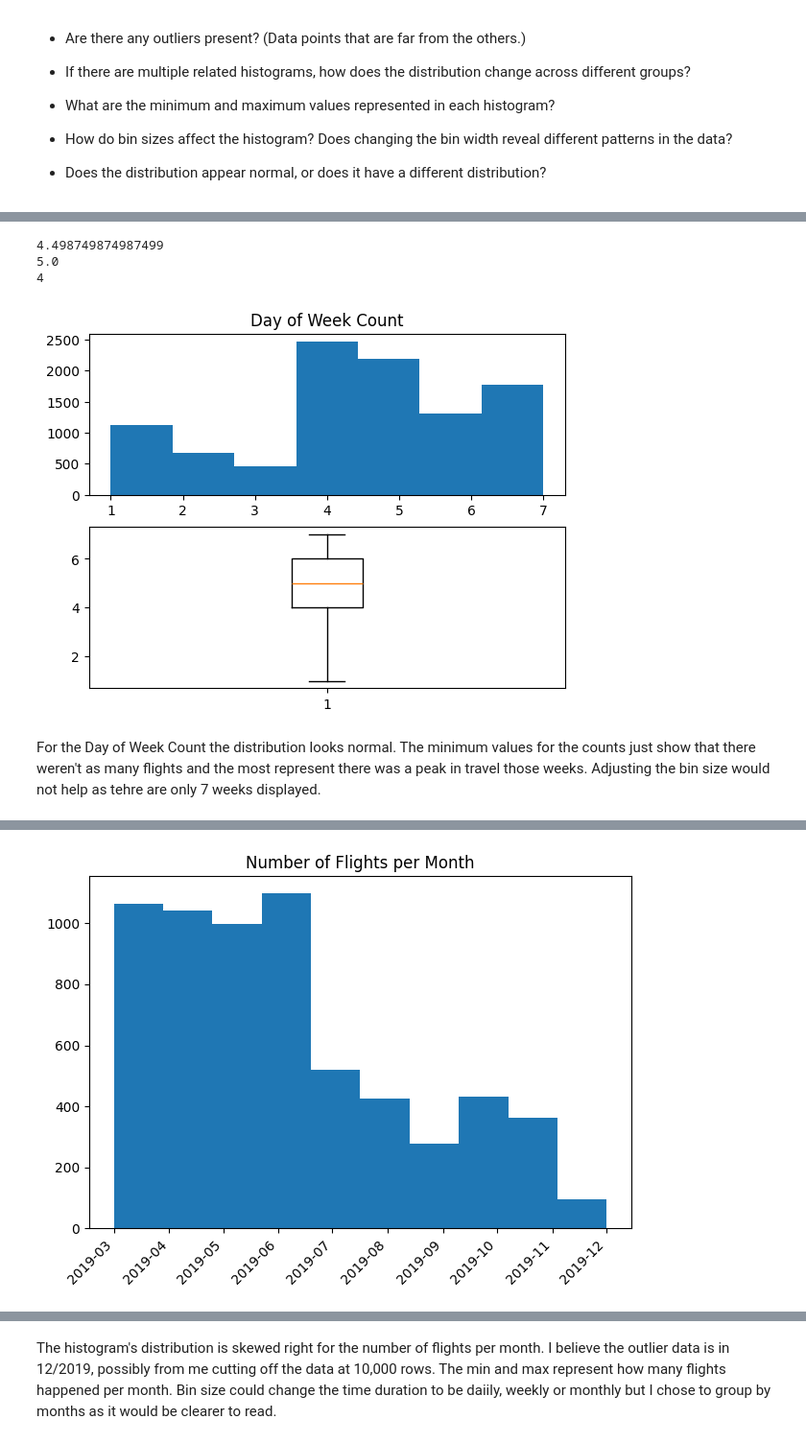
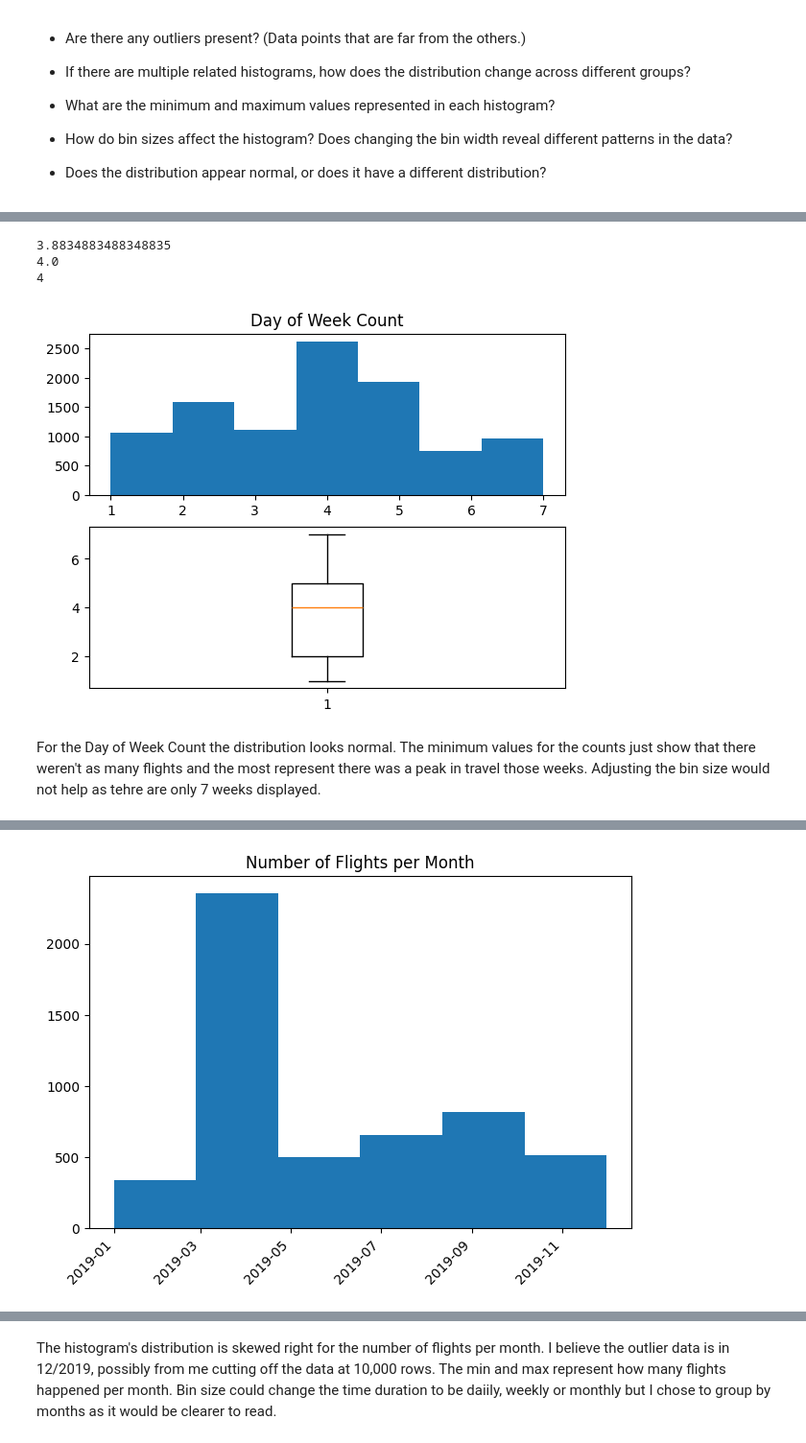
Before and after one commit to leew16-bu/AI-For-Leaders, a Jupyter notebook: OMDS-MODB2-Week4-Lee-William.ipynb, the cells around one changed output, grey strips where cells are left out. Shown at 96% size. Drawn from its saved outputs; the diff is of its cells as text; code cells hidden in the pictures.

```diff
--- a/OMDS-MODB2-Week4-Lee-William.ipynb
+++ b/OMDS-MODB2-Week4-Lee-William.ipynb
@@ -75,7 +75,8 @@ This week, you will do the same types of exercises as last week, but you should
 import seaborn as sns
 import matplotlib.pyplot as plt
 from datetime import datetime, timedelta
-df_flight = pd.read_csv("flight_data.csv", encoding="latin1")
+#df_flight = pd.read_csv("flight_data.csv", encoding="latin1")
+df_flight = pd.read_csv("flight_delay.csv", encoding="latin1")
 
 #mean, median, and mode calcs dropping strings, and date
 columns_to_drop = ["Date", "UniqueCarrier", "Airline", "TailNum", "Origin", "Org_Airport", "Dest", "Dest_Airport", "CancellationCode"]
@@ -113,10 +114,10 @@ print(df_flight["DayOfWeek"].mean())
 print(df_flight["DayOfWeek"].median())
 print(df_flight["DayOfWeek"].mode().iloc[0])
 # %% [output]
-4.498749874987499
-5.0
+3.8834883488348835
+4.0
 4
-[figure, old version]
+[figure, new version]
 # %% [markdown]
 For the Day of Week Count the distribution looks normal. The minimum values for the counts just show that there weren't as many flights and the most represent there was a peak in travel those weeks. Adjusting the bin size would not help as tehre are only 7 weeks displayed.
 # %%
@@ -124,7 +125,7 @@ For the Day of Week Count the distribution looks normal. The minimum values for
 #fig, (ax1, ax2) = plt.subplots(2)
 df_flight["Date"]=pd.to_datetime(df_flight["Date"], errors='coerce').dt.normalize() #had to fix the date format as there were different format dates
 
-plt.hist(df_flight["Date"], bins=10)
+plt.hist(df_flight["Date"], bins=6)
 plt.xticks(rotation=45, ha="right") #Make the dates visible
 plt.title("Number of Flights per Month")
 plt.tight_layout()
@@ -141,4 +142,4 @@ print(df_flight["Date"].mode().iloc[0])
-[figure, old version]
+[figure, new version]
 # %%
 sns.violinplot(df_flight["Date"])
 plt.title("Number of Flights per Month")
```
Also changed, not shown: parts of 28 cells of this notebook, 13 other files.
